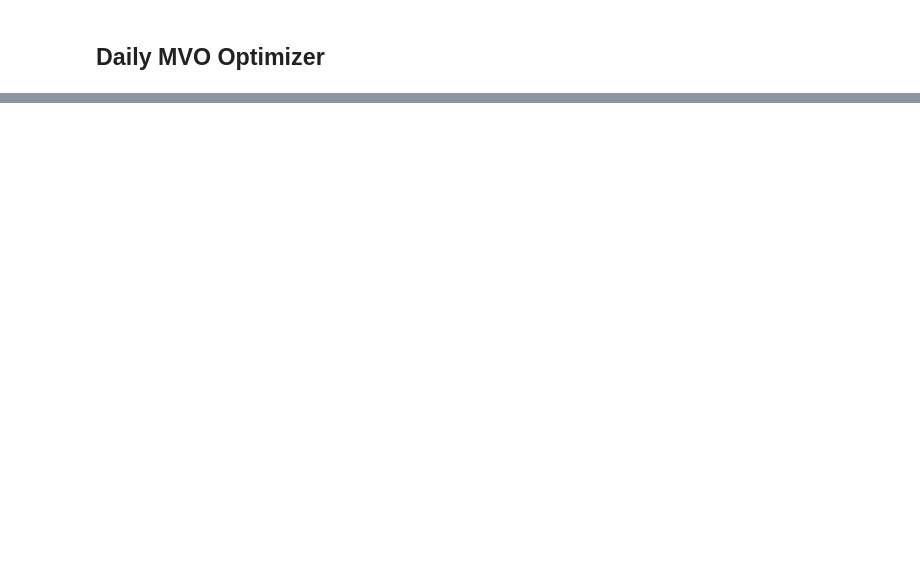
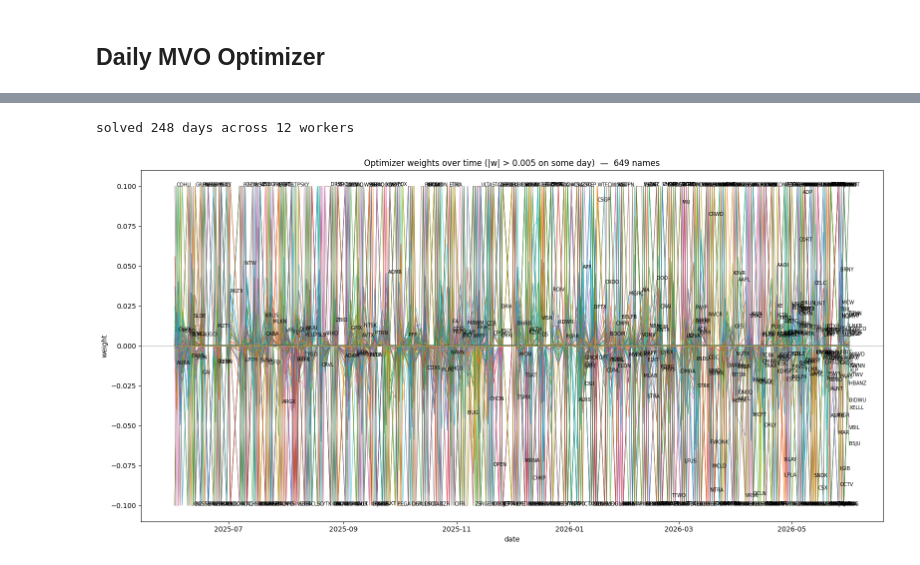
Before and after one commit to MichaelCusackNelkin/Summer_Research_2026, a Jupyter notebook: alpha_research/code/notebooks/optimal_portfolio.ipynb, the cells around one changed output, grey strips where cells are left out. Drawn from its saved outputs; the diff is of its cells as text; code cells hidden in the pictures; blank space fills up the shorter version.

```diff
--- a/alpha_research/code/notebooks/optimal_portfolio.ipynb
+++ b/alpha_research/code/notebooks/optimal_portfolio.ipynb
@@ -312,0 +362,16 @@ obj =
+# %%
+SYMBOLS = daily_ret.columns[1:]
+
+opt = Optimizer(SYMBOLS)
+opt.set_problem(Sigma=cov_matrix, lam=1)
+f_model = ForecastModel(SYMBOLS, beta_1 = res.params[0])
+c_model = CostModel(SYMBOLS, commission=0.0035)
+
+# weights = {}
+# for d in data["date"].to_list():
+#     day_df = data.filter(pl.col("date") == d)
+
+#     alpha = f_model.get_alpha(day_df)
+#     cost = c_model.get_cost(day_df)
+#     ws = opt.solve(alpha, cost)
+#     weights[d] = {s:w for s,w in zip(SYMBOLS, ws)}
@@ -312,0 +403,64 @@ obj =
+# %%
+# --- Parallel daily solve (days are independent; book is flat at every close) ---
+# Fans the days across processes. Each worker compiles the parametrized QP ONCE
+# and warm-starts through a contiguous chunk of days. Produces `weights` in the
+# same {date: {symbol: w}} shape as the serial loop, so the over-time plot works
+# unchanged. Run AFTER f_model / c_model / SYMBOLS / cov_matrix are defined.
+import os
+from joblib import Parallel, delayed
+
+N_JOBS = max(1, os.cpu_count() - 2)
+LAM = 1.0
+
+def _solve_chunk(symbols, Sigma, lam, day_records):
+    """One worker: compile the QP once, then warm-start through its chunk of days."""
+    opt = Optimizer(symbols)
+    opt.set_problem(Sigma=Sigma, lam=lam)        # compile paid once per worker, not per day
+    return [(date, opt.solve(alpha, cost)) for date, alpha, cost in day_records]
+
+def _split_contiguous(items, n):
+    """Contiguous chunks so adjacent days share a worker -> warm_start actually helps."""
+    k, m = divmod(len(items), n)
+    return [items[i * k + min(i, m):(i + 1) * k + min(i + 1, m)] for i in range(n)]
+
+# Build per-day (alpha, cost) in the parent (cheap, vectorized) so workers receive
+# only small 1-D arrays; cov_matrix is auto-memmapped by loky and shared read-only.
+all_dates = data["date"].unique().sort().to_list()
+day_records = [
+    (d, f_model.get_alpha(day), c_model.get_cost(day))
+    for d in all_dates
+    for day in [data.filter(pl.col("date") == d)]
+]
+
+chunks = [c for c in _split_contiguous(day_records, N_JOBS) if c]
+chunk_results = Parallel(n_jobs=N_JOBS, backend="loky")(
+    delayed(_solve_chunk)(SYMBOLS, cov_matrix, LAM, chunk) for chunk in chunks
+)
+
+weights = {d: dict(zip(SYMBOLS, ws)) for chunk in chunk_results for d, ws in chunk}
+print(f"solved {len(weights)} days across {len(chunks)} workers")
+# %% [output]
+solved 248 days across 12 workers
+# %%
+# Optimizer weights over time, one line per symbol (only names ever held)
+dates = sorted(weights.keys())
+label_thresh = 0.005  # a symbol is "held" if |weight| exceeds this on some day
+
+held = sorted({s for d in dates for s, wv in weights[d].items() if abs(wv) > label_thresh})
+
+fig, ax = plt.subplots(figsize=(16, 8))
+for s in held:
+    series = [weights[d].get(s, 0.0) for d in dates]
+    ax.plot(dates, series, lw=0.8, alpha=0.7)
+    # label at the symbol's last meaningful point
+    last_idx = max(i for i, v in enumerate(series) if abs(v) > label_thresh)
+    ax.annotate(s, (dates[last_idx], series[last_idx]), fontsize=7)
+
+ax.axhline(0, color="grey", lw=0.5)
+ax.set_xlabel("date")
+ax.set_ylabel("weight")
+ax.set_title(f"Optimizer weights over time (|w| > {label_thresh} on some day)  —  {len(held)} names")
+fig.tight_layout()
+plt.show()
+# %% [output]
+[figure, added]
```
Also changed, not shown: parts of 17 cells of this notebook.
